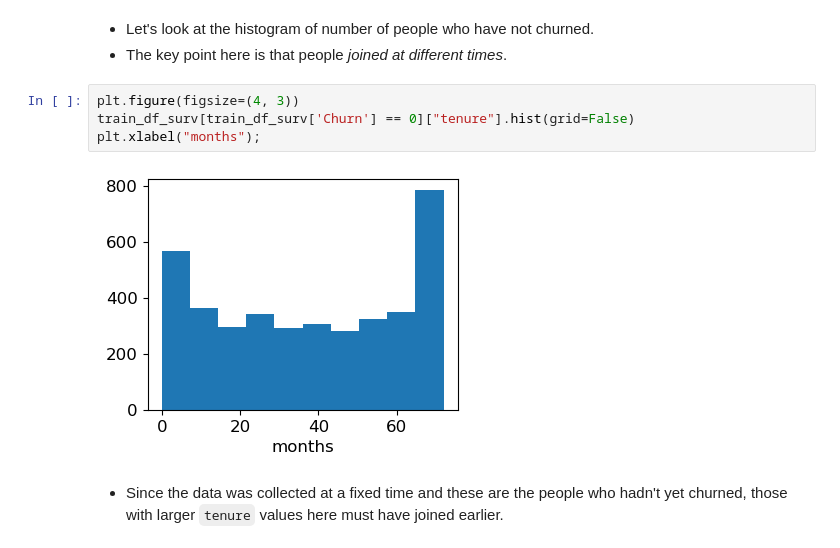
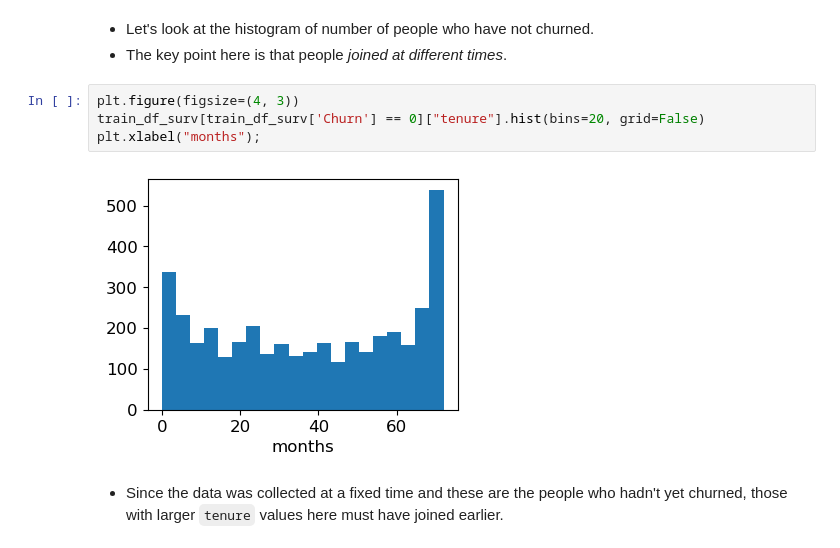
Before and after one commit to UBC-CS/cpsc330-2023W1, a Jupyter notebook: lectures/20_survival-analysis.ipynb, the cells around one changed output. Saved outputs shown, nothing was run; the diff lists cells and outputs as text.

```diff
--- a/lectures/20_survival-analysis.ipynb
+++ b/lectures/20_survival-analysis.ipynb
@@ -699,10 +720,10 @@ np.mean(train_df_surv.query("Churn == 0.0")["tenure"])
 - The key point here is that people _joined at different times_.
 # %%
 plt.figure(figsize=(4, 3))
-train_df_surv[train_df_surv['Churn'] == 0]["tenure"].hist(grid=False)
+train_df_surv[train_df_surv['Churn'] == 0]["tenure"].hist(bins=20, grid=False)
 plt.xlabel("months");
 # %% [output]
-[figure, old version]
+[figure, new version]
 # %% [markdown]
 - Since the data was collected at a fixed time and these are the people who hadn't yet churned, those with larger `tenure` values here must have joined earlier.
 # %% [markdown]
```
Also changed, not shown: parts of 24 cells of this notebook.
